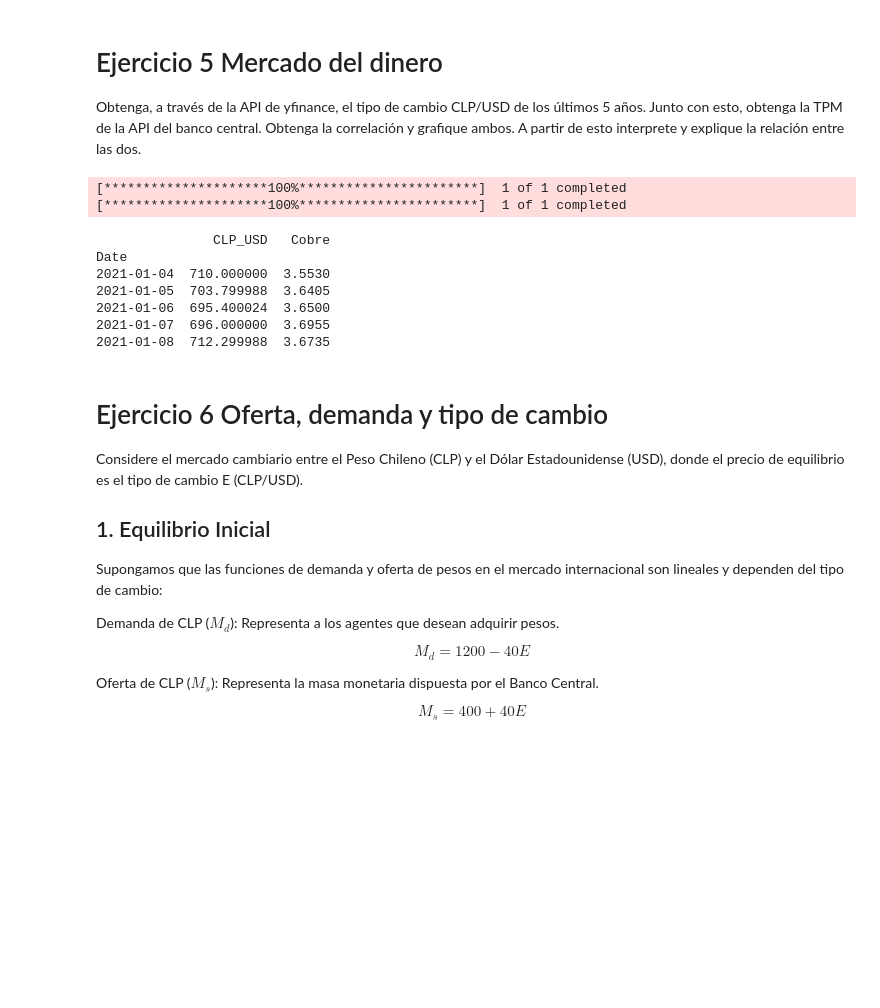
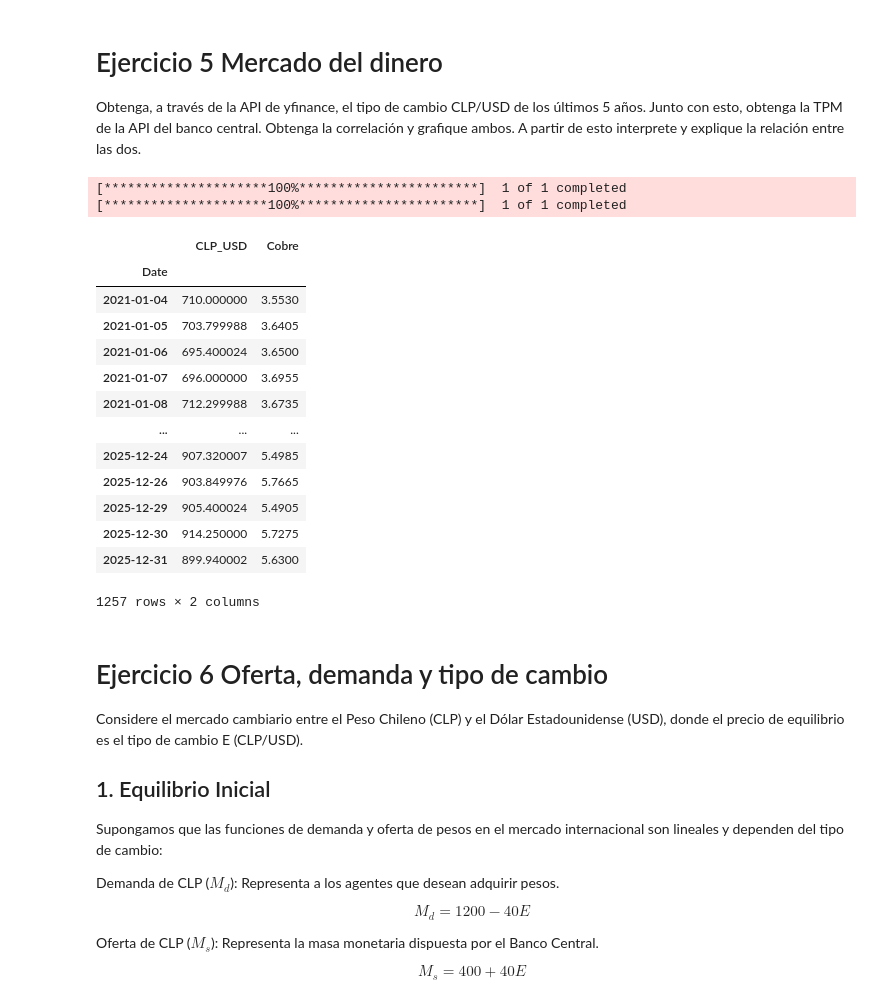
Before and after one commit to LuisPinoV/Tarea1_formulacion_de_proyectos_Bennett_Pino, a Jupyter notebook: tarea.ipynb, the cells around one changed output. Cells and saved outputs as stored; diff of their text form; code cells hidden in the pictures; blank space fills up the shorter version.

```diff
--- a/tarea.ipynb
+++ b/tarea.ipynb
@@ -328,31 +328,38 @@ y grafique ambos. A partir de esto interprete y explique la relación entre las
 # %%
 start = "2021-01-01"
 end = "2026-01-01"
 
 # Tipo de cambio
 clp = yf.download("CLP=X", start=start, end=end)
 
 # Precio del cobre
 cobre = yf.download("HG=F", start=start, end=end)
 
 # ultimos precios
 clp = clp['Close']
 cobre = cobre['Close']
 
 df = pd.concat([clp, cobre], axis=1)
 df.columns = ['CLP_USD', 'Cobre']
 df = df.dropna()
-print(df.head())
+display(df)
 # %% [output]
 [*********************100%***********************]  1 of 1 completed
 [*********************100%***********************]  1 of 1 completed
+|  | CLP_USD | Cobre |
+| Date |  |  |
+| 2021-01-04 | 710.000000 | 3.5530 |
+| 2021-01-05 | 703.799988 | 3.6405 |
+| 2021-01-06 | 695.400024 | 3.6500 |
+| 2021-01-07 | 696.000000 | 3.6955 |
+| 2021-01-08 | 712.299988 | 3.6735 |
+| ... | ... | ... |
+| 2025-12-24 | 907.320007 | 5.4985 |
+| 2025-12-26 | 903.849976 | 5.7665 |
+| 2025-12-29 | 905.400024 | 5.4905 |
+| 2025-12-30 | 914.250000 | 5.7275 |
+| 2025-12-31 | 899.940002 | 5.6300 |
-               CLP_USD   Cobre
-Date
-2021-01-04  710.000000  3.5530
-2021-01-05  703.799988  3.6405
-2021-01-06  695.400024  3.6500
-2021-01-07  696.000000  3.6955
-2021-01-08  712.299988  3.6735
+1257 rows × 2 columns
 # %% [markdown]
 # Ejercicio 6 Oferta, demanda y tipo de cambio
 Considere el mercado cambiario entre el Peso Chileno (CLP) y el Dólar Estadounidense
```
